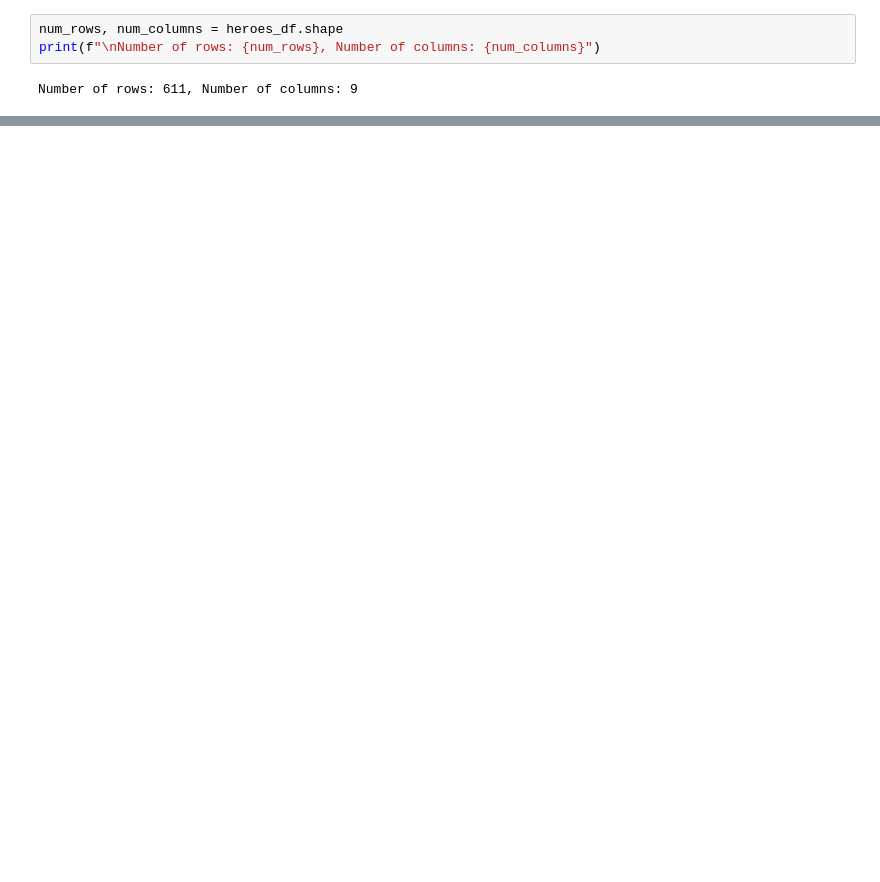
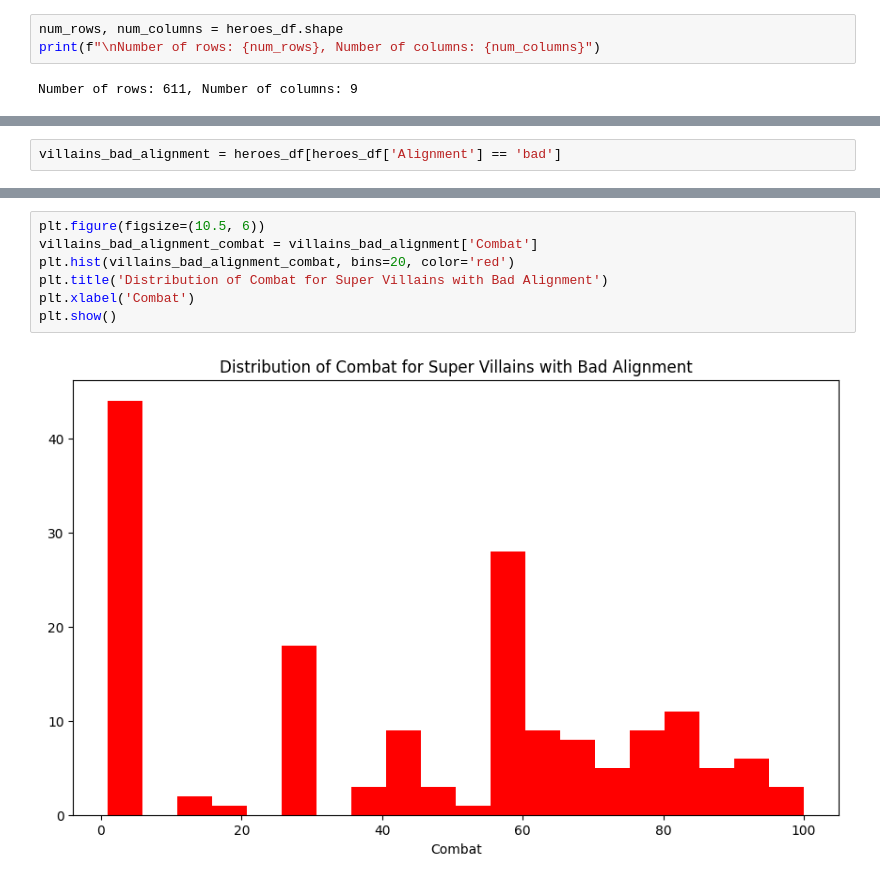
Before and after one commit to JKRAYV/JUMPlus, a Jupyter notebook: HeroDataSetAnalysis/HeroDataSetAnalysis.ipynb, the cells around one changed output, grey strips where cells are left out. Cells and saved outputs as stored; diff of their text form; blank space fills up the shorter version.

Commit message:
Added more query options, more graph types, and more graph colors.

```diff
--- a/HeroDataSetAnalysis/HeroDataSetAnalysis.ipynb
+++ b/HeroDataSetAnalysis/HeroDataSetAnalysis.ipynb
@@ -27,0 +178,2 @@ Number of rows: 611, Number of columns: 9
+# %%
+villains_bad_alignment = heroes_df[heroes_df['Alignment'] == 'bad']
@@ -27,0 +262,9 @@ Number of rows: 611, Number of columns: 9
+# %%
+plt.figure(figsize=(10.5, 6))
+villains_bad_alignment_combat = villains_bad_alignment['Combat']
+plt.hist(villains_bad_alignment_combat, bins=20, color='red')
+plt.title('Distribution of Combat for Super Villains with Bad Alignment')
+plt.xlabel('Combat')
+plt.show()
+# %% [output]
+[figure, added]
```
Also changed, not shown: parts of 38 cells of this notebook, 1 other file.
